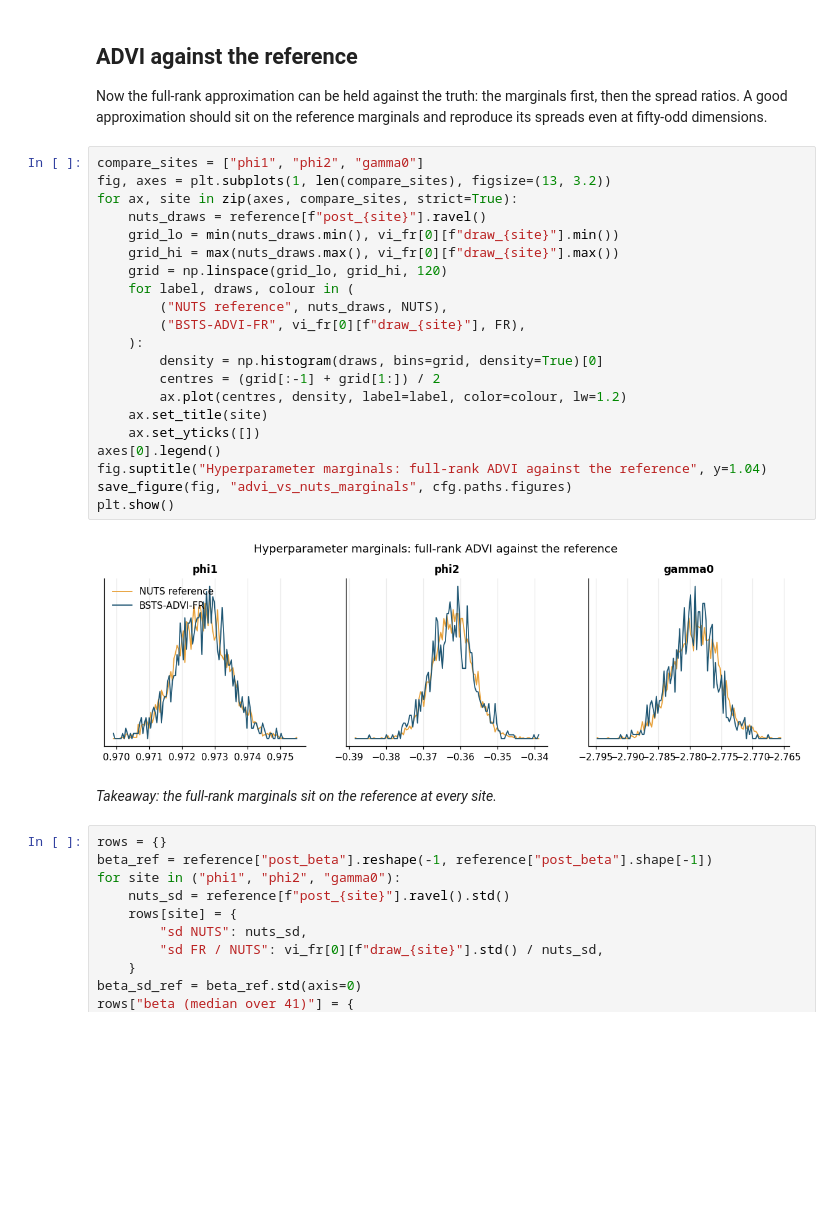
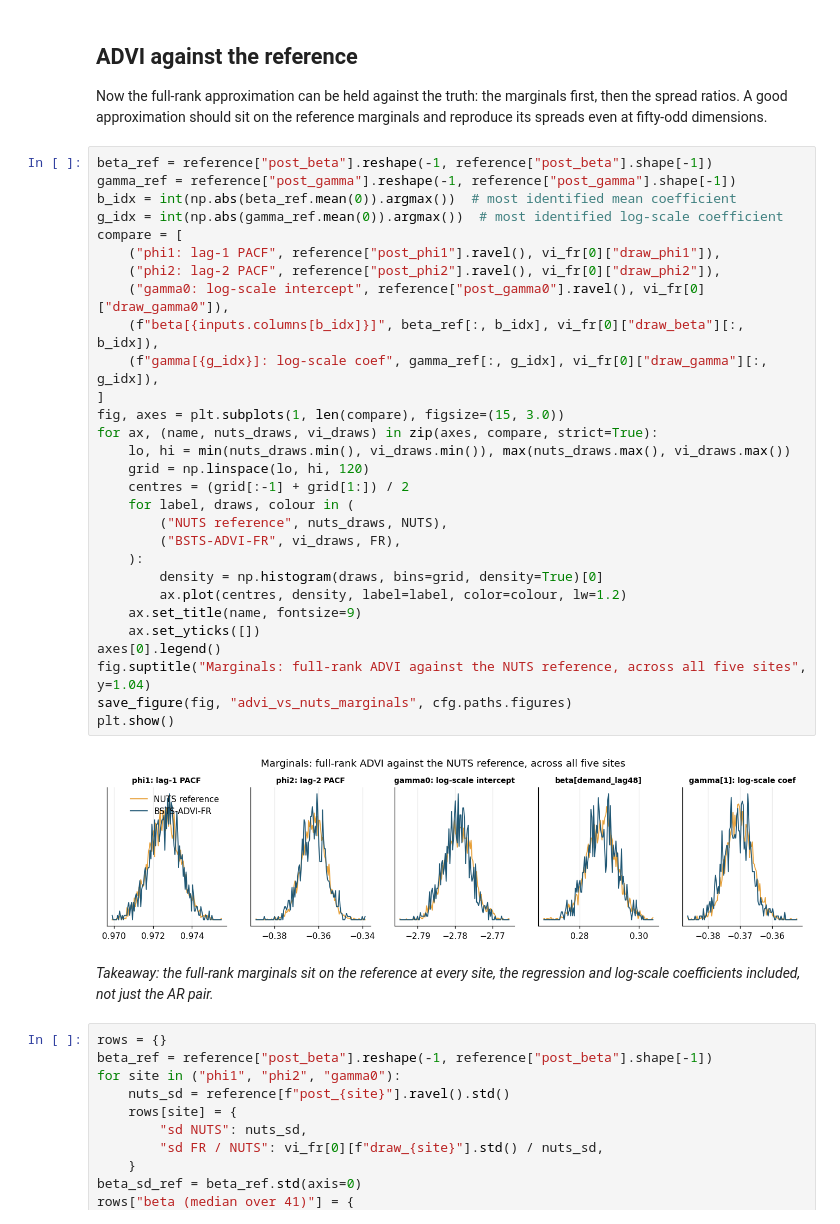
Before and after one commit to argmax-w/nem-demand-forecast, a Jupyter notebook: notebooks/04_bsts_nuts.ipynb, the cells around one changed output. Cells and saved outputs as stored; diff of their text form; blank space fills up the shorter version.

Commit message:
Update the model explanations, prior (and prior-predictive) visualisations and posterior comparisons.

```diff
--- a/notebooks/04_bsts_nuts.ipynb
+++ b/notebooks/04_bsts_nuts.ipynb
@@ -203,30 +203,38 @@ Now the full-rank approximation can be held against the truth: the marginals
 first, then the spread ratios. A good approximation should sit on the reference
 marginals and reproduce its spreads even at fifty-odd dimensions.
 # %%
-compare_sites = ["phi1", "phi2", "gamma0"]
-fig, axes = plt.subplots(1, len(compare_sites), figsize=(13, 3.2))
-for ax, site in zip(axes, compare_sites, strict=True):
-    nuts_draws = reference[f"post_{site}"].ravel()
-    grid_lo = min(nuts_draws.min(), vi_fr[0][f"draw_{site}"].min())
-    grid_hi = max(nuts_draws.max(), vi_fr[0][f"draw_{site}"].max())
-    grid = np.linspace(grid_lo, grid_hi, 120)
+beta_ref = reference["post_beta"].reshape(-1, reference["post_beta"].shape[-1])
+gamma_ref = reference["post_gamma"].reshape(-1, reference["post_gamma"].shape[-1])
+b_idx = int(np.abs(beta_ref.mean(0)).argmax())  # most identified mean coefficient
+g_idx = int(np.abs(gamma_ref.mean(0)).argmax())  # most identified log-scale coefficient
+compare = [
+    ("phi1: lag-1 PACF", reference["post_phi1"].ravel(), vi_fr[0]["draw_phi1"]),
+    ("phi2: lag-2 PACF", reference["post_phi2"].ravel(), vi_fr[0]["draw_phi2"]),
+    ("gamma0: log-scale intercept", reference["post_gamma0"].ravel(), vi_fr[0]["draw_gamma0"]),
+    (f"beta[{inputs.columns[b_idx]}]", beta_ref[:, b_idx], vi_fr[0]["draw_beta"][:, b_idx]),
+    (f"gamma[{g_idx}]: log-scale coef", gamma_ref[:, g_idx], vi_fr[0]["draw_gamma"][:, g_idx]),
+]
+fig, axes = plt.subplots(1, len(compare), figsize=(15, 3.0))
+for ax, (name, nuts_draws, vi_draws) in zip(axes, compare, strict=True):
+    lo, hi = min(nuts_draws.min(), vi_draws.min()), max(nuts_draws.max(), vi_draws.max())
+    grid = np.linspace(lo, hi, 120)
+    centres = (grid[:-1] + grid[1:]) / 2
     for label, draws, colour in (
         ("NUTS reference", nuts_draws, NUTS),
-        ("BSTS-ADVI-FR", vi_fr[0][f"draw_{site}"], FR),
+        ("BSTS-ADVI-FR", vi_draws, FR),
     ):
         density = np.histogram(draws, bins=grid, density=True)[0]
-        centres = (grid[:-1] + grid[1:]) / 2
         ax.plot(centres, density, label=label, color=colour, lw=1.2)
-    ax.set_title(site)
+    ax.set_title(name, fontsize=9)
     ax.set_yticks([])
 axes[0].legend()
-fig.suptitle("Hyperparameter marginals: full-rank ADVI against the reference", y=1.04)
+fig.suptitle("Marginals: full-rank ADVI against the NUTS reference, across all five sites", y=1.04)
 save_figure(fig, "advi_vs_nuts_marginals", cfg.paths.figures)
 plt.show()
 # %% [output]
-[figure, old version]
+[figure, new version]
 # %% [markdown]
-*Takeaway: the full-rank marginals sit on the reference at every site.*
+*Takeaway: the full-rank marginals sit on the reference at every site, the regression and log-scale coefficients included, not just the AR pair.*
 # %%
 rows = {}
 beta_ref = reference["post_beta"].reshape(-1, reference["post_beta"].shape[-1])
```
Also changed, not shown: parts of 9 cells of this notebook, 11 other files.
